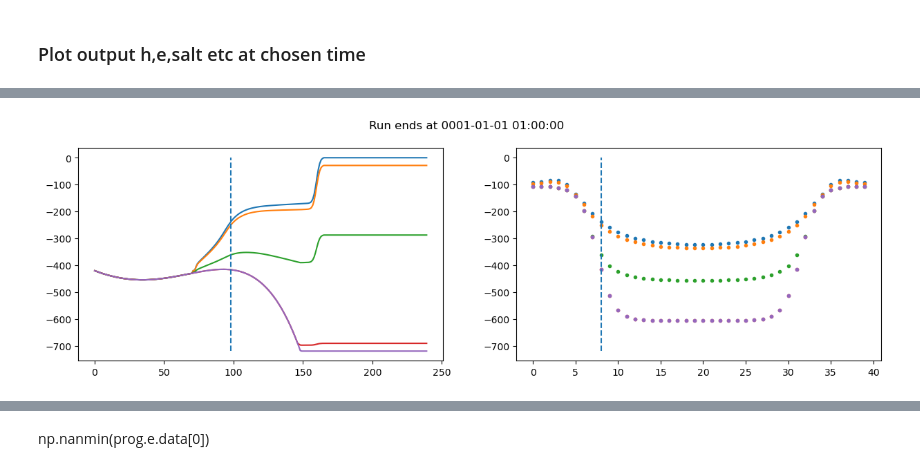
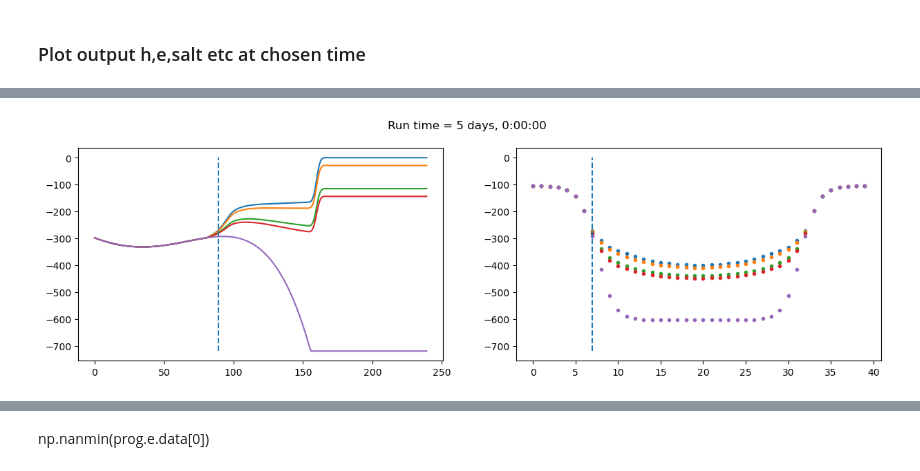
Before and after one commit to yungcm/MOM6-examples, a Jupyter notebook: ocean_only/seamount/isomip/isomip.ipynb, the cells around one changed output, grey strips where cells are left out. Cells and saved outputs as stored; diff of their text form; code cells hidden in the pictures.

```diff
--- a/ocean_only/seamount/isomip/isomip.ipynb
+++ b/ocean_only/seamount/isomip/isomip.ipynb
@@ -99,14 +167,15 @@ make_thickness_file(di + THICKNESS_FILE)
 ### Plot output h,e,salt etc at chosen time
 # %%
 prog = xr.open_dataset(di + '/'+PROG_FILE)
-last_time = prog.coords["Time"].values[-1]
+run_time = prog.coords["Time"].values[-1] - cftime.DatetimeJulian(1,1,1)
 
 fig,axes = plt.subplots(nrows = 1, ncols = 2, figsize = (15,4))
-tt=-1; zz= 10; yy=8; xx=98; ll = [0,1,zz,-2,-1] # ll=[0,1,2,3,4,5,10,-3,-2,-1]
+tt=-1; zz= 4; yy=7; xx=89; ll = [0,1,zz,zz+1,-1] # ll=[0,1,2,3,4,5,10,-3,-2,-1]
 for zzz in ll:
     axes[0].plot(prog.e[tt][zzz].data[yy,:])
     axes[1].plot(prog.e[tt][zzz].data[:,xx],'.')
 axes[0].vlines(xx, -720, 0, linestyles='dashed')
 axes[1].vlines(yy, -720, 0, linestyles='dashed')
-fig.suptitle("Run ends at {}".format(last_time))
+
+fig.suptitle("Run time = {}".format(run_time))
 # %% [output]
@@ -114 +183 @@ Text(0.5, 0.98, 'Run ends at 0001-01-01 01:00:00')
-[figure, old version]
+[figure, new version]
```
Also changed, not shown: parts of 26 cells of this notebook, 7 other files.
